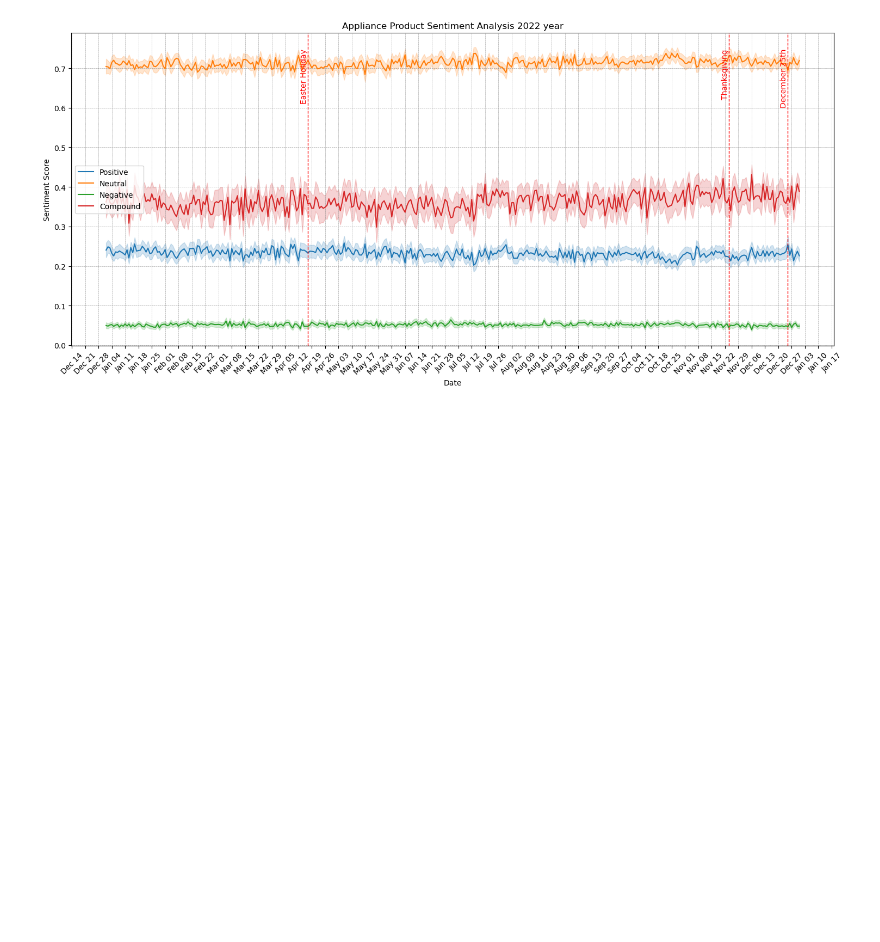
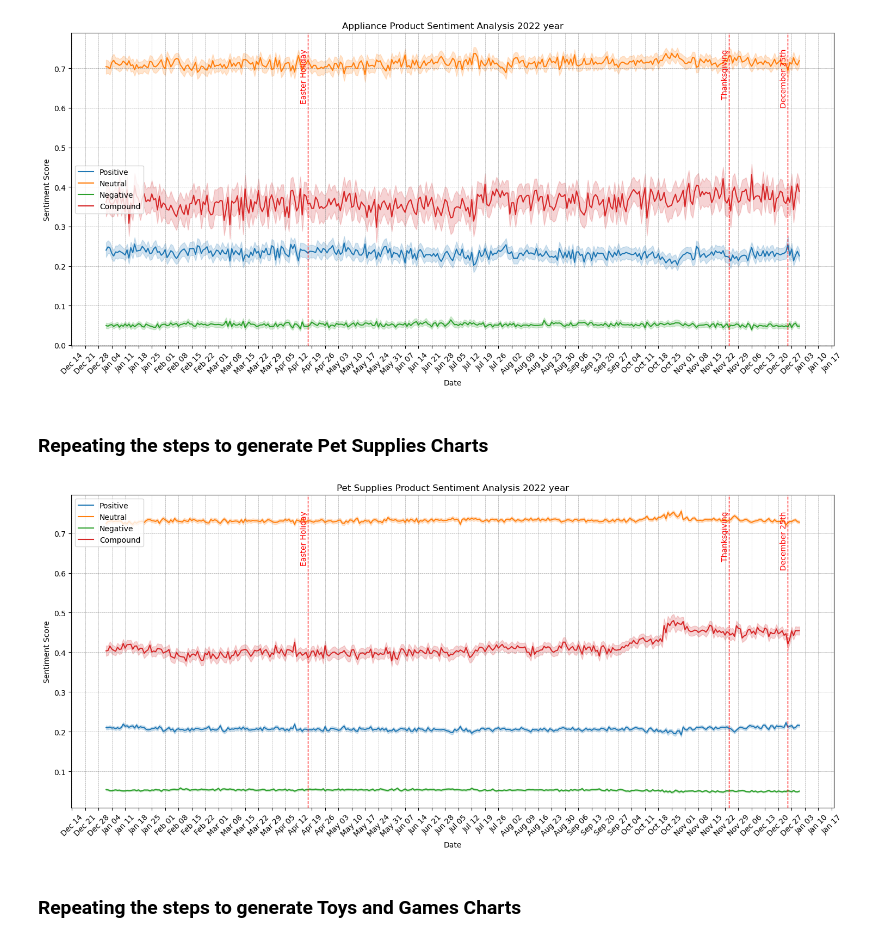
Before and after one commit to svukomanovic/Amazon-Sentiment-Analysis, a Jupyter notebook: month-by-month-analysis.ipynb, the cells around one changed output. Drawn from its saved outputs; the diff is of its cells as text; code cells hidden in the pictures; blank space fills up the shorter version.

```diff
--- a/month-by-month-analysis.ipynb
+++ b/month-by-month-analysis.ipynb
@@ -112,3 +112,5 @@ plt.tight_layout()
 plt.show()
 # %% [output]
 [figure]
+# %% [markdown]
+### Repeating the steps to generate Pet Supplies Charts
@@ -114,0 +127,74 @@ plt.show()
+# %%
+
+# Step 1: Define date range and filter data
+pet_supplies_2022['date'] = pd.to_datetime(pet_supplies_2022['date'])
+
+#Filter dataset based on start and end date
+filtered_df = pet_supplies_2022[(pet_supplies_2022['date'] >= start_date) & (pet_supplies_2022['date'] <= end_date)]
+
+# Step 2: Create 'week_start_date' column
+filtered_df['week_start_date'] = filtered_df['date'] - pd.to_timedelta(filtered_df['date'].dt.weekday, unit='d')
+
+# Step 3: Compute sentiment scores
+filtered_df['text'] = filtered_df['text'].astype(str).fillna('')
+# Step 4: Generate VADER Sent Analyizer
+sentiment_analyzer = SentimentIntensityAnalyzer()
+tqdm.pandas()
+#Step 5 Apply polarity score ref: https://www.kirenz.com/blog/posts/2021-12-11-text-mining-and-sentiment-analysis-with-nltk-and-pandas-in-python/#polarity-scores
+filtered_df[['neg', 'neu', 'pos', 'compound']] = filtered_df['text'].progress_apply(lambda x: pd.Series(sentiment_analyzer.polarity_scores(x)))
+# %%
+import matplotlib.pyplot as plt
+import seaborn as sns
+import pandas as pd
+import matplotlib.dates as mdates
+
+# Ensure your 'date' column is in datetime format
+filtered_df['date'] = pd.to_datetime(filtered_df['date'])
+
+# Step 4: Visualize the results (now day-by-day)
+plt.figure(figsize=(15, 7))
+
+# Step 5: Plotings each sentiment score over the date column
+sns.lineplot(data=filtered_df, x='date', y='pos', label='Positive')
+sns.lineplot(data=filtered_df, x='date', y='neu', label='Neutral')
+sns.lineplot(data=filtered_df, x='date', y='neg', label='Negative')
+sns.lineplot(data=filtered_df, x='date', y='compound', label='Compound')
+
+# Add light grid lines
+plt.grid(True, which='both', linestyle='--', linewidth=0.5, color='grey', alpha=0.7)
+
+# Step 6 Highlight December 25th (Christmas), Easter and Thanksgiving
+dec25 = pd.to_datetime('2022-12-25')
+thanksgiving = pd.to_datetime('2022-11-24')
+easter = pd.to_datetime('2022-04-17')
+# Add vertical lines at the specified dates
+plt.axvline(x=easter, color='red', linestyle='--', linewidth=1)
+plt.axvline(x=thanksgiving, color='red', linestyle='--', linewidth=1)
+plt.axvline(x=dec25, color='red', linestyle='--', linewidth=1)
+
+
+
+# Step 7: Add annotations for the dates
+plt.text(easter, plt.ylim()[1]*0.95, 'Easter Holiday', rotation=90, color='red',
+         verticalalignment='top', horizontalalignment='right')
+plt.text(thanksgiving, plt.ylim()[1]*0.95, 'Thanksgiving', rotation=90, color='red',
+         verticalalignment='top', horizontalalignment='right')
+plt.text(dec25, plt.ylim()[1]*0.95, 'December 25th', rotation=90, color='red',
+         verticalalignment='top', horizontalalignment='right')
+
+# Date Formatter ref https://www.geeksforgeeks.org/matplotlib-dates-dateformatter-class-in-python/
+plt.gca().xaxis.set_major_formatter(mdates.DateFormatter('%b %d'))
+plt.gca().xaxis.set_major_locator(mdates.WeekdayLocator(interval=1))
+plt.xticks(rotation=45)
+
+# Set plot title and labels
+plt.title('Pet Supplies Product Sentiment Analysis 2022 year')
+plt.xlabel('Date')
+plt.ylabel('Sentiment Score')
+plt.legend()
+plt.tight_layout()
+plt.show()
+# %% [output]
+[figure, added]
+# %% [markdown]
+### Repeating the steps to generate Toys and Games Charts
```
Also changed, not shown: parts of 8 cells of this notebook, 1 other file.
